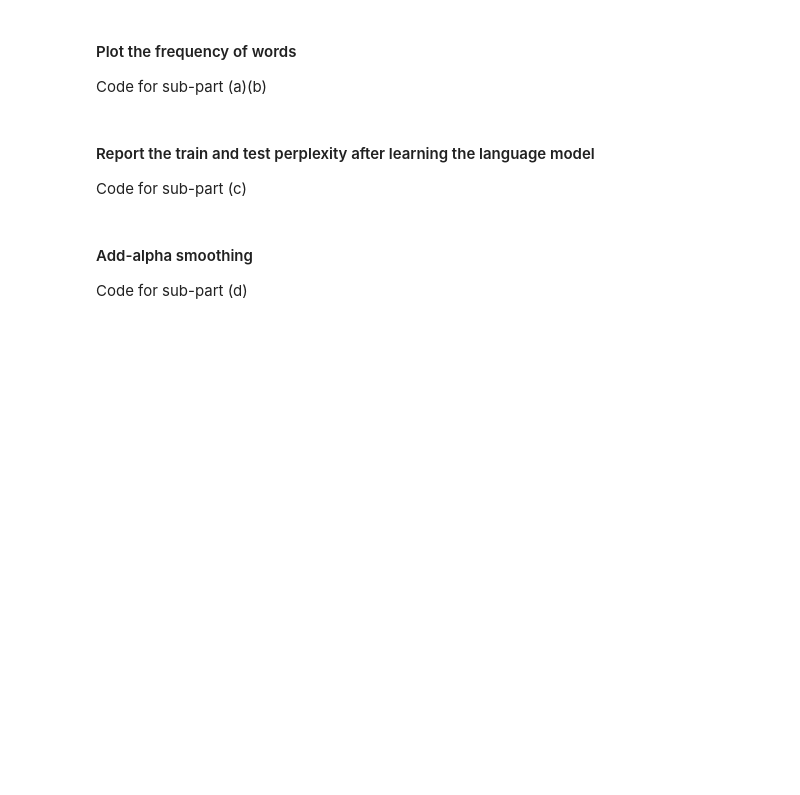
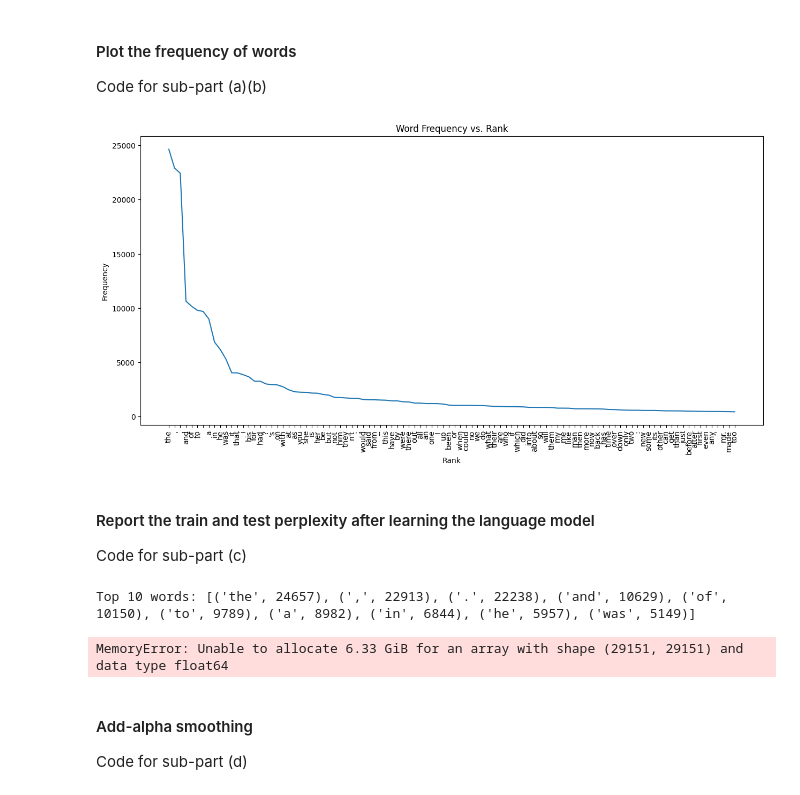
Before and after one commit to Mario-04/Natural-Language-Processing, a Jupyter notebook: Assignment 1/Smoothing.ipynb, the cells around one changed output. Cells and saved outputs as stored; diff of their text form; code cells hidden in the pictures; blank space fills up the shorter version.

```diff
--- a/Assignment 1/Smoothing.ipynb
+++ b/Assignment 1/Smoothing.ipynb
@@ -44,6 +44,8 @@ class Tokenizer:
   ### TODO : Fill in this function to use NLTK's word_tokenize() function. ###
   def nltkTokenize(self, string):
     ##### SOLUTION START #####
+    if self.lowercase:
+      string = string.lower()
     return nltk.word_tokenize(string)
     ##### SOLUTION END #####
 
@@ -66,8 +68,8 @@ class Tokenizer:
   ### TODO: Fill in this function to return the top k words (and their frequency) in the corpus according to frequency. ###
   def countTopWords(self, words, k):
     ##### SOLUTION START #####
-    fdist = nltk.FreqDist(word.lower() for word in self.tokenize(words))
-    fdist.most_common(k)
+    fdist = nltk.FreqDist(word.lower() for word in words)
+    return fdist.most_common(k)
     ##### SOLUTION END #####
 # %%
 # Function for reading the corpus
@@ -229,9 +221,32 @@ Code for sub-part (a)(b)
+# %%
+# TODO: Code for plotting the frequency of words
+##### SOLUTION START #####
+import matplotlib.pyplot as plt
+
+most_common = nltk_tokenizer.countTopWords(train_corpus_nltk, 100)
+words, frequencies = zip(*most_common)
+
+
+# Plot the frequencies
+plt.figure(figsize=(15, 7))
+plt.plot(frequencies)
+plt.xlabel('Rank')
+plt.ylabel('Frequency')
+plt.title('Word Frequency vs. Rank')
+plt.xticks(range(100), words, rotation='vertical')
+plt.show()
+##### SOLUTION END #####
+# %% [output]
+[figure, added]
 # %% [markdown]
 #### Report the train and test perplexity after learning the language model
 Code for sub-part (c)
 # %%
 # Train and test perplexity
 runLanguageModel(train_corpus, val_corpus, train_fraction=1.0, tokenizer=basic_tokenizer)
+# %% [output]
+Top 10 words: [('the', 24657), (',', 22913), ('.', 22238), ('and', 10629), ('of', 10150), ('to', 9789), ('a', 8982), ('in', 6844), ('he', 5957), ('was', 5149)]
+MemoryError: Unable to allocate 6.33 GiB for an array with shape (29151, 29151) and data type float64
 # %% [markdown]
 #### Add-alpha smoothing
 Code for sub-part (d)
```
Also changed, not shown: parts of 3 cells of this notebook, 2 other files.
